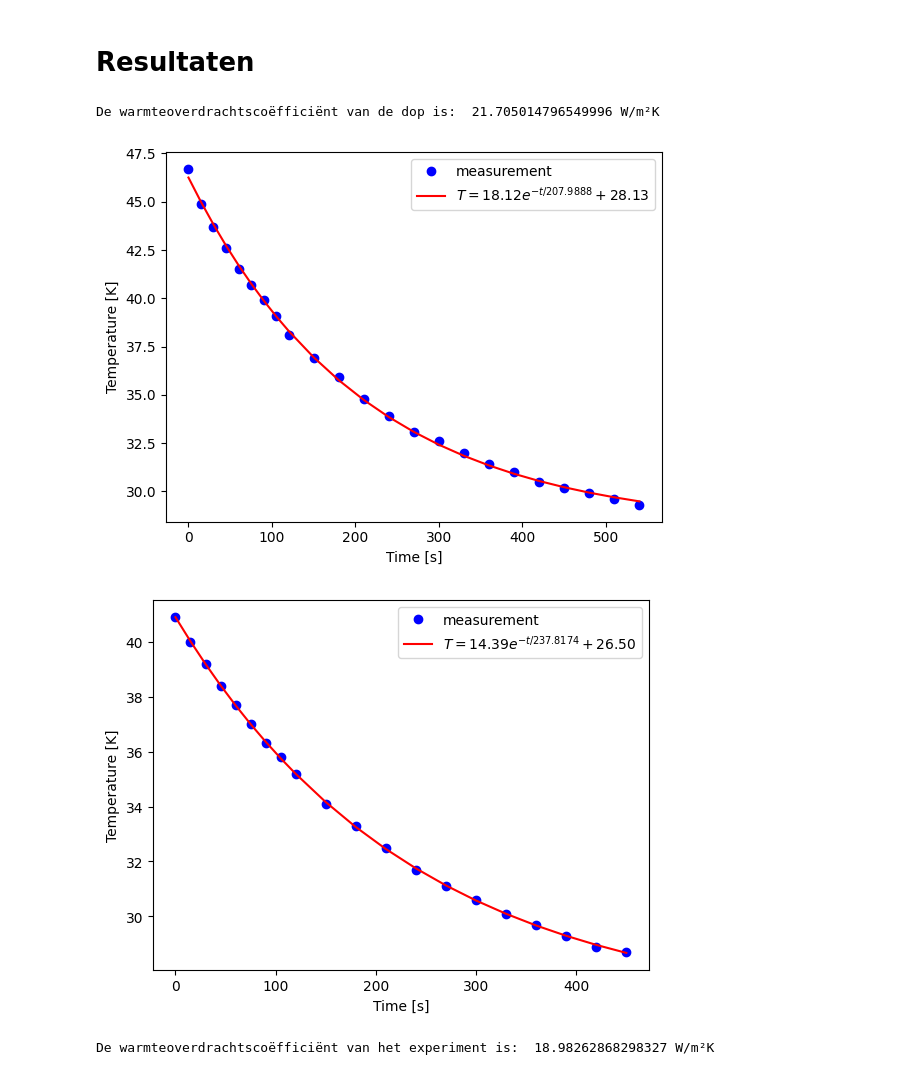
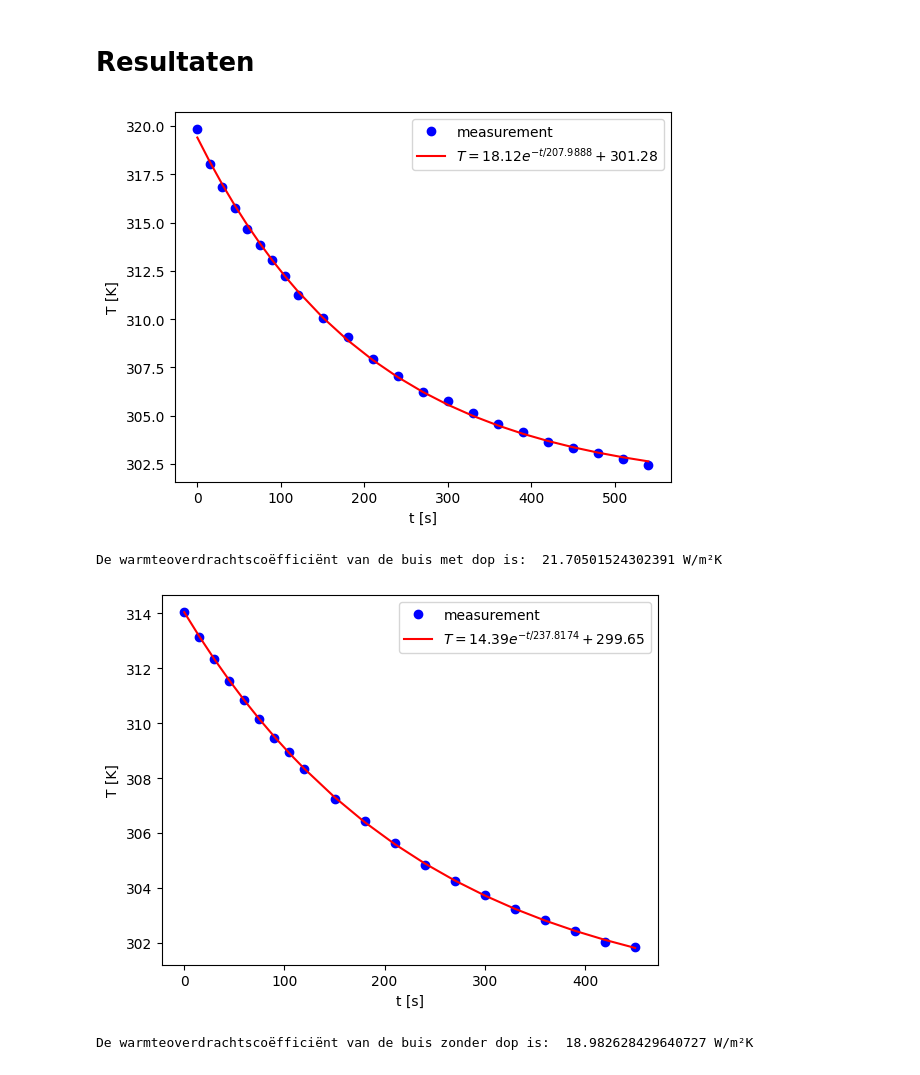
Before and after one commit to TijlGerritsen/Groep_1, a Jupyter notebook: Content/Labs/koelbuis.ipynb, the cells around one changed output. Drawn from its saved outputs; the diff is of its cells as text; code cells hidden in the pictures.

```diff
--- a/Content/Labs/koelbuis.ipynb
+++ b/Content/Labs/koelbuis.ipynb
@@ -179,61 +220,60 @@ buitenoppervlak =  lengte * ((diameter/2))*2*np.pi # bepaal zelf in m^2
 warmtecapaciteit = buitenoppervlak * dikte * dichtheid * soortelijkewarmte # bepaal de warmtecapaciteit in J/K
 
 times = np.array([0, 15, 30, 45, 60, 75, 90, 105, 120, 150, 180, 210, 240, 270, 300, 330, 360, 390, 420, 450])  # tijd in s
-temps = np.array([40.9, 40, 39.2, 38.4, 37.7, 37, 36.3, 35.8, 35.2, 34.1, 33.3, 32.5, 31.7, 31.1, 30.6, 30.1, 29.7, 29.3, 28.9, 28.7])
+temps = np.array([40.9, 40, 39.2, 38.4, 37.7, 37, 36.3, 35.8, 35.2, 34.1, 33.3, 32.5, 31.7, 31.1, 30.6, 30.1, 29.7, 29.3, 28.9, 28.7]) + 273.15  # temperatuur in K
 times_dopvert = np.array([0, 15, 30, 45, 60, 75, 90, 105, 120, 150, 180, 210, 240, 270, 300, 330, 360, 390, 420, 450, 480, 510, 540])  # tijd in s
-temps_dopvert = np.array([46.7, 44.9, 43.7, 42.6, 41.5, 40.7, 39.9, 39.1, 38.1, 36.9, 35.9, 34.8, 33.9, 33.1, 32.6, 32, 31.4, 31, 30.5, 30.2, 29.9, 29.6, 29.3])
+temps_dopvert = np.array([46.7, 44.9, 43.7, 42.6, 41.5, 40.7, 39.9, 39.1, 38.1, 36.9, 35.9, 34.8, 33.9, 33.1, 32.6, 32, 31.4, 31, 30.5, 30.2, 29.9, 29.6, 29.3]) + 273.15  # temperatuur in K
 
 # pas beginwaardes aan naar schatting
 # Het aantal maxfev moet wellicht hoger voor goede convergentie van de waarde
-poptdop, pocvdop = curve_fit(exp_func, times_dopvert, temps_dopvert, p0=[17.4, 1000, 21], maxfev=5000)
+poptdop, pocvdop = curve_fit(exp_func, times_dopvert, temps_dopvert, p0=[17.4, 1000, 294.15], maxfev=5000)
 
 A_expdop, tau_expdop, T_omg_expdop = poptdop
 
 y_fit = exp_func(times_dopvert, *poptdop)
 
 plt.figure()
-plt.xlabel('Time [s]')
-plt.ylabel('Temperature [K]')
+plt.xlabel('t [s]')
+plt.ylabel('T [K]')
 
 plt.plot(times_dopvert, temps_dopvert, 'bo', label='measurement')
 plt.plot(times_dopvert, y_fit, 'r-',
          label='$T = %0.2f e^{-t/%0.4f} + %0.2f$' % (A_expdop, tau_expdop, T_omg_expdop))
 
 plt.legend()
 
-h_expdop = warmtecapaciteit / (tau_expdop * buitenoppervlak)
-print("De warmteoverdrachtscoëfficiënt van de dop is: ", h_expdop, "W/m²K")
+
 
 plt.show()
+h_expdop = warmtecapaciteit / (tau_expdop * buitenoppervlak)
+print("De warmteoverdrachtscoëfficiënt van de buis met dop is: ", h_expdop, "W/m²K")
 
 
-popt, pocv = curve_fit(exp_func, times, temps, p0=[12.2, 1000, 21], maxfev=5000)
+
+popt, pocv = curve_fit(exp_func, times, temps, p0=[12.2, 1000, 294.15], maxfev=5000)
 
 A_exp, tau_exp, T_omg_exp = popt
 
 y_fit = exp_func(times, *popt)
 
 plt.figure()
-plt.xlabel('Time [s]')
-plt.ylabel('Temperature [K]')
+plt.xlabel('t [s]')
+plt.ylabel('T [K]')
 
 plt.plot(times, temps, 'bo', label='measurement')
 plt.plot(times, y_fit, 'r-',
          label='$T = %0.2f e^{-t/%0.4f} + %0.2f$' % (A_exp, tau_exp, T_omg_exp))
 
 plt.legend()
 
 plt.show()
-
 h_exp = warmtecapaciteit / (tau_exp * buitenoppervlak)
-print("De warmteoverdrachtscoëfficiënt van het experiment is: ", h_exp, "W/m²K")
-#
-# plt.savefig("Figuren/naam.png", dpi=450)
+print("De warmteoverdrachtscoëfficiënt van de buis zonder dop is: ", h_exp, "W/m²K")
 # %% [output]
+[figure, new version]
-De warmteoverdrachtscoëfficiënt van de dop is:  21.705014796549996 W/m²K
+De warmteoverdrachtscoëfficiënt van de buis met dop is:  21.70501524302391 W/m²K
-[figure, old version]
-[figure, old version]
+[figure, new version]
-De warmteoverdrachtscoëfficiënt van het experiment is:  18.98262868298327 W/m²K
+De warmteoverdrachtscoëfficiënt van de buis zonder dop is:  18.982628429640727 W/m²K
 # %% [markdown]
 # Discussie en conclusie
 
```
Also changed, not shown: parts of 4 cells of this notebook, 1 other file.
